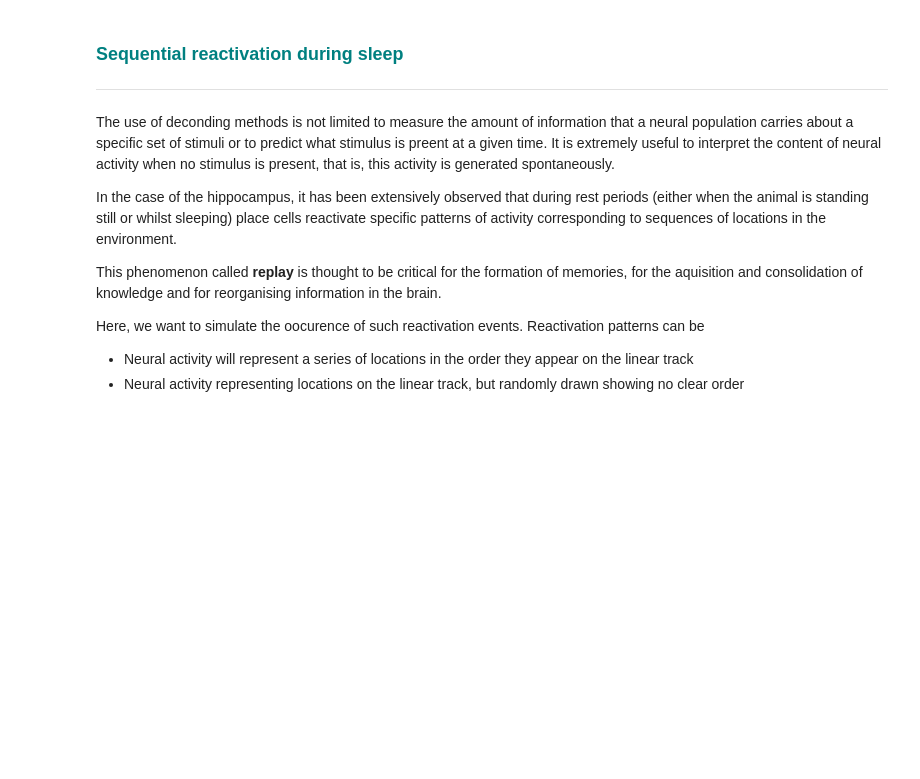
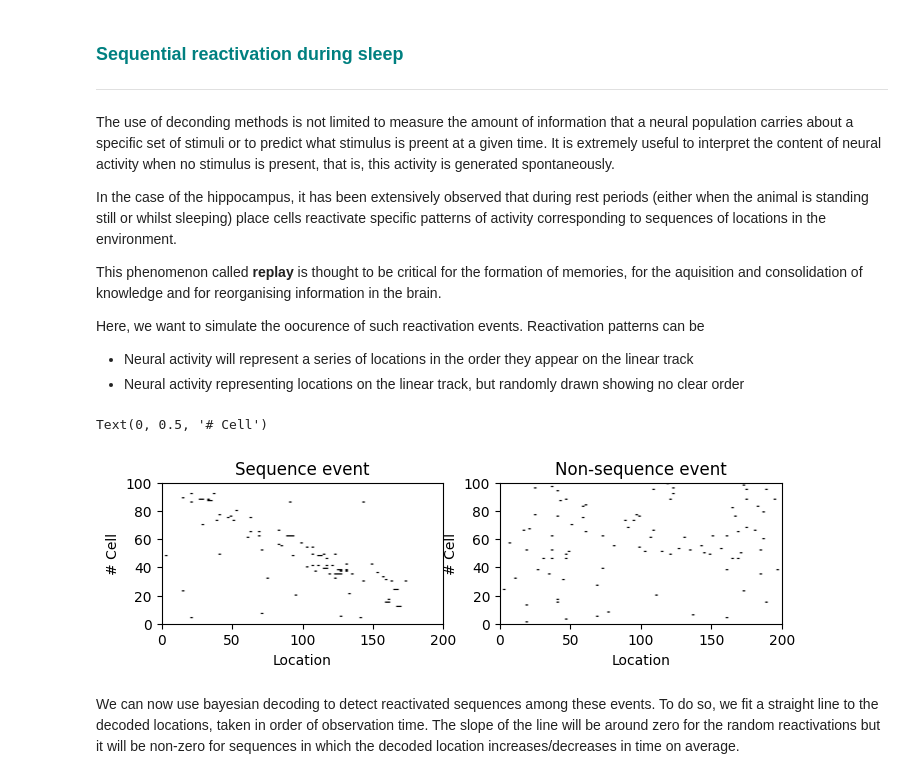
Before and after one commit to DanielaOS/NeuralAnalysis, a Jupyter notebook: Module_3/01-bayes-decoding/Bayes_decoding_lecture.ipynb, the cells around one changed output. Drawn from its saved outputs; the diff is of its cells as text; code cells hidden in the pictures; blank space fills up the shorter version.

Commit message:
Started solving the Bayesian decoding exercises

```diff
--- a/Module_3/01-bayes-decoding/Bayes_decoding_lecture.ipynb
+++ b/Module_3/01-bayes-decoding/Bayes_decoding_lecture.ipynb
@@ -238,0 +271,25 @@ for event in range(n_events):
+# %%
+# Visualize the sequence
+pfc_inds = [np.argmax(rate_map) for rate_map in firing_rate_maps]
+sorted_inds = np.argsort(pfc_inds)
+
+event = 50 # < n_events // 2
+plt.figure(figsize = (8,4))
+
+plt.subplot(1,2,1)
+plt.title('Sequence event')
+plt.imshow(spikes_react[event, sorted_inds, :], cmap='Greys', extent=[0, 200, 0, n_cells])
+plt.xlabel('Location')
+plt.ylabel('# Cell')
+
+event = 150 # > n_events // 2
+plt.subplot(1,2,2)
+plt.title('Non-sequence event')
+plt.imshow(spikes_react[event, sorted_inds, :], cmap='Greys', extent=[0, 200, 0, n_cells])
+plt.xlabel('Location')
+plt.ylabel('# Cell')
+# %% [output]
+Text(0, 0.5, '# Cell')
+[figure, added]
+# %% [markdown]
+We can now use bayesian decoding to detect reactivated sequences among these events. To do so, we fit a straight line to the decoded locations, taken in order of observation time. The slope of the line will be around zero for the random reactivations but it will be non-zero for sequences in which the decoded location increases/decreases in time on average.
```
Also changed, not shown: parts of 4 cells of this notebook, 1 other file.
